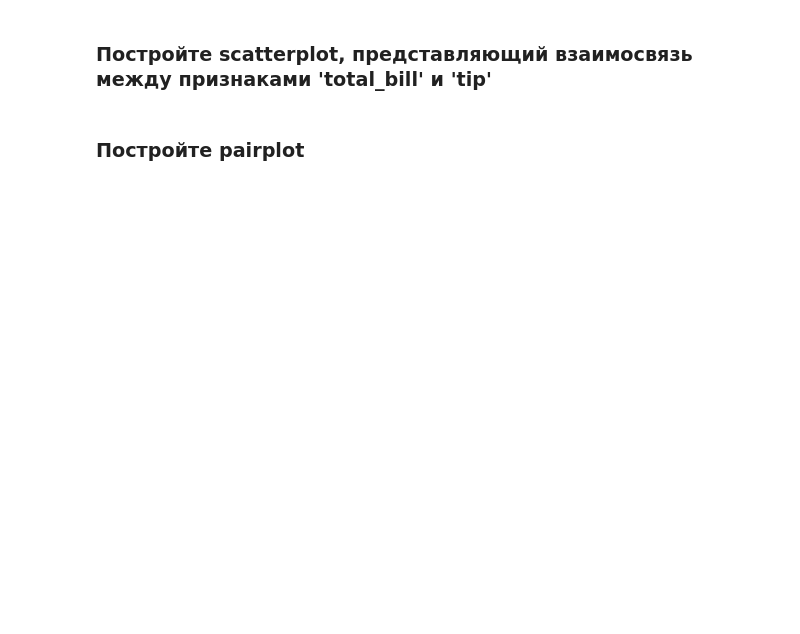
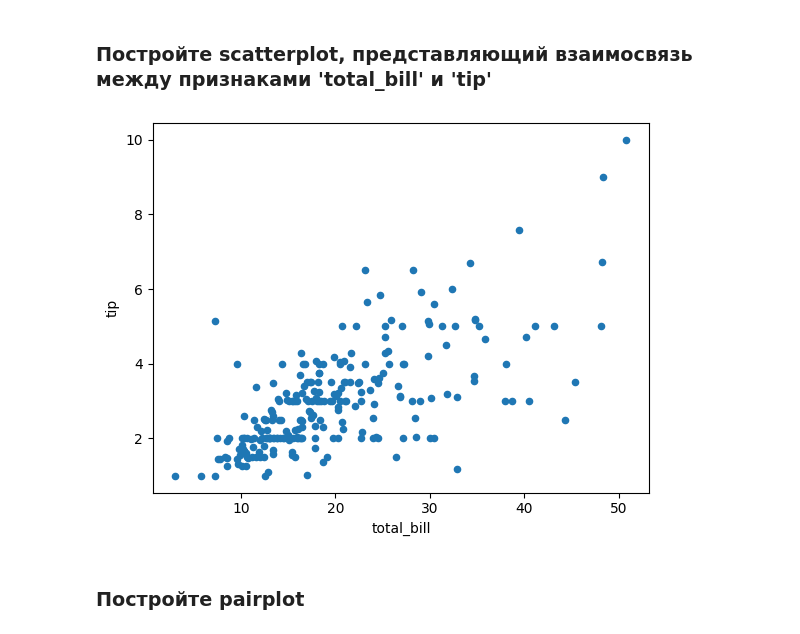
Before and after one commit to nmzaki/OTUS_ML_042024, a Jupyter notebook: homework-4/analyze_and_visualize.ipynb, the cells around one changed output. Cells and saved outputs as stored; diff of their text form; code cells hidden in the pictures; blank space fills up the shorter version.

```diff
--- a/homework-4/analyze_and_visualize.ipynb
+++ b/homework-4/analyze_and_visualize.ipynb
@@ -120,4 +206,8 @@ tips
 # %% [markdown]
 ### Постройте scatterplot, представляющий взаимосвязь между признаками 'total_bill' и 'tip'
+# %%
+tips.plot.scatter(x = 'total_bill', y = 'tip');
+# %% [output]
+[figure, added]
 # %% [markdown]
 ### Постройте pairplot
```
Also changed, not shown: parts of 19 cells of this notebook.
